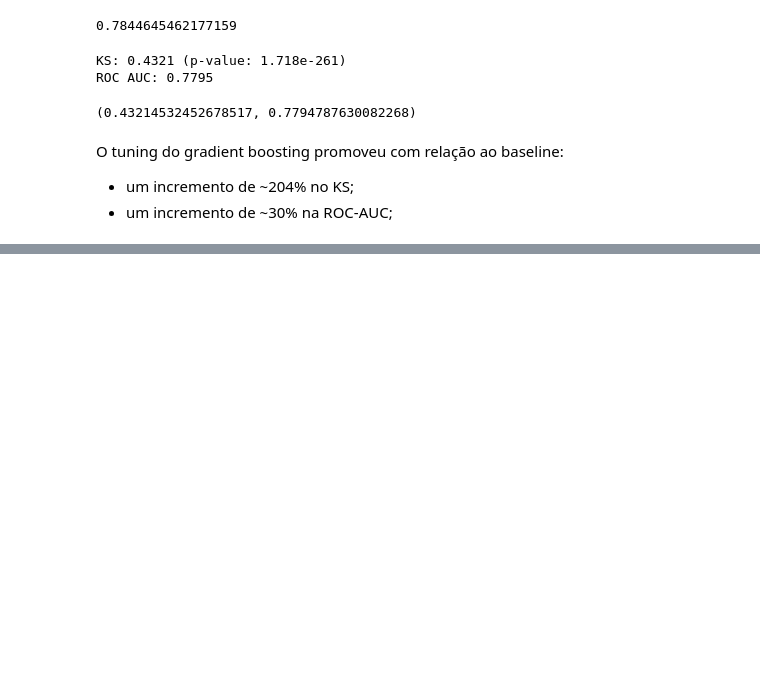
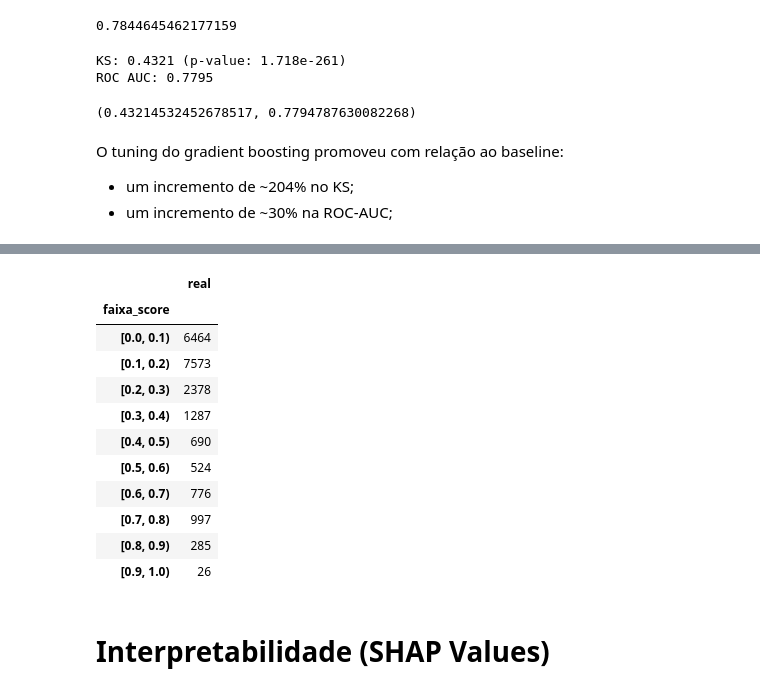
Before and after one commit to vitorcghub/caseNeon_creditmodel, a Jupyter notebook: caseNeon.ipynb, the cells around one changed output, grey strips where cells are left out. Saved outputs shown, nothing was run; the diff lists cells and outputs as text; code cells hidden in the pictures; blank space fills up the shorter version.

```diff
--- a/caseNeon.ipynb
+++ b/caseNeon.ipynb
@@ -856,0 +651,28 @@ for param in zip(params):
+# %%
+y_pred = graboo.predict_proba(X_train)
+df_score = pd.DataFrame()
+df_score['real'] = y_train
+df_score['proba'] = y_pred[:, 1]
+# %%
+df_score = df_score.reset_index().drop('index', axis=1)
+# %%
+binned_score = pd.cut(df_score['proba'], bins)
+# %%
+df_score['faixa_score'] = binned_score
+# %%
+df_score.drop('proba', axis=1).groupby(['faixa_score']).count()
+# %% [output]
+|  | real |
+| faixa_score |  |
+| [0.0, 0.1) | 6464 |
+| [0.1, 0.2) | 7573 |
+| [0.2, 0.3) | 2378 |
+| [0.3, 0.4) | 1287 |
+| [0.4, 0.5) | 690 |
+| [0.5, 0.6) | 524 |
+| [0.6, 0.7) | 776 |
+| [0.7, 0.8) | 997 |
+| [0.8, 0.9) | 285 |
+| [0.9, 1.0) | 26 |
+# %% [markdown]
+# Interpretabilidade (SHAP Values)
```
Also changed, not shown: parts of 43 cells of this notebook.
